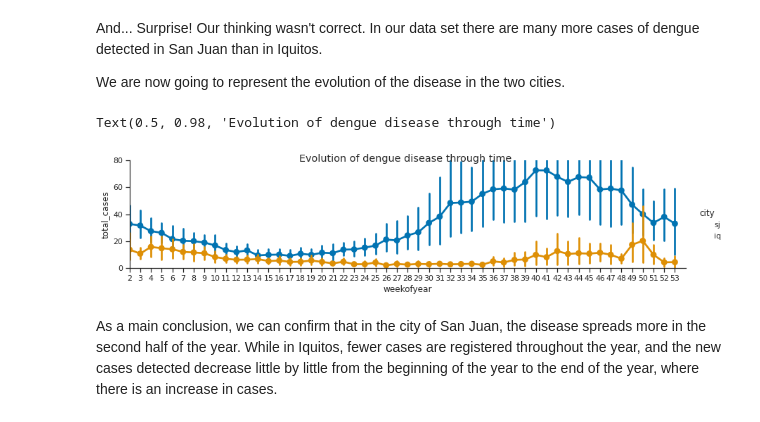
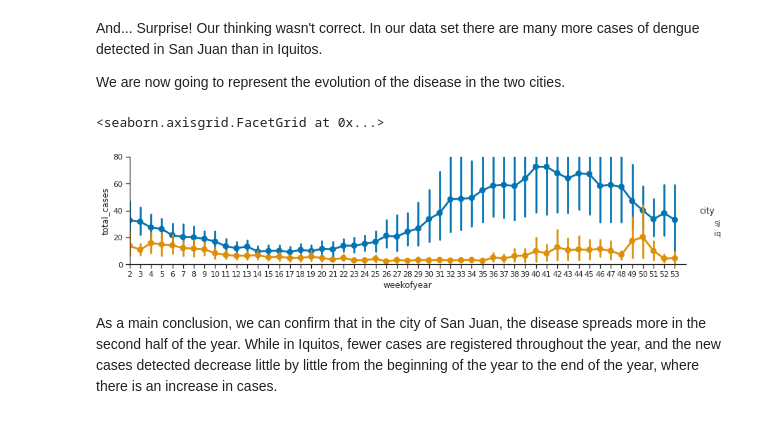
Before and after one commit to sergiosb99/SSJ_SupervisedLearning, a Jupyter notebook: Dengue_First_Look.ipynb, the cells around one changed output. Cells and saved outputs as stored; diff of their text form; code cells hidden in the pictures.

```diff
--- a/Dengue_First_Look.ipynb
+++ b/Dengue_First_Look.ipynb
@@ -128,16 +128,16 @@ We are now going to represent the evolution of the disease in the two cities.
 # %%
 sns.set(style="ticks", palette="colorblind")
 fig = sns.FacetGrid(df_train, hue='city', aspect=4)
 fig.map(sns.pointplot,'weekofyear','total_cases')
 max_x = df_train.weekofyear.max()
 min_x = df_train.weekofyear.min()
 fig.set(xlim=(min_x,max_x))
 fig.set(ylim=(0, 80))
 fig.add_legend()
-fig.fig.suptitle("Evolution of dengue disease through time")
+#fig.fig.suptitle("Evolution of dengue disease through time")
 # %% [output]
-Text(0.5, 0.98, 'Evolution of dengue disease through time')
+<seaborn.axisgrid.FacetGrid at 0x...>
-[figure, old version]
+[figure, new version]
 # %% [markdown]
 As a main conclusion, we can confirm that in the city of San Juan, the disease spreads more in the second half of the year. While in Iquitos, fewer cases are registered throughout the year, and the new cases detected decrease little by little from the beginning of the year to the end of the year, where there is an increase in cases.
 # %% [markdown]
```
Also changed, not shown: parts of 2 cells of this notebook, 7 other files.
